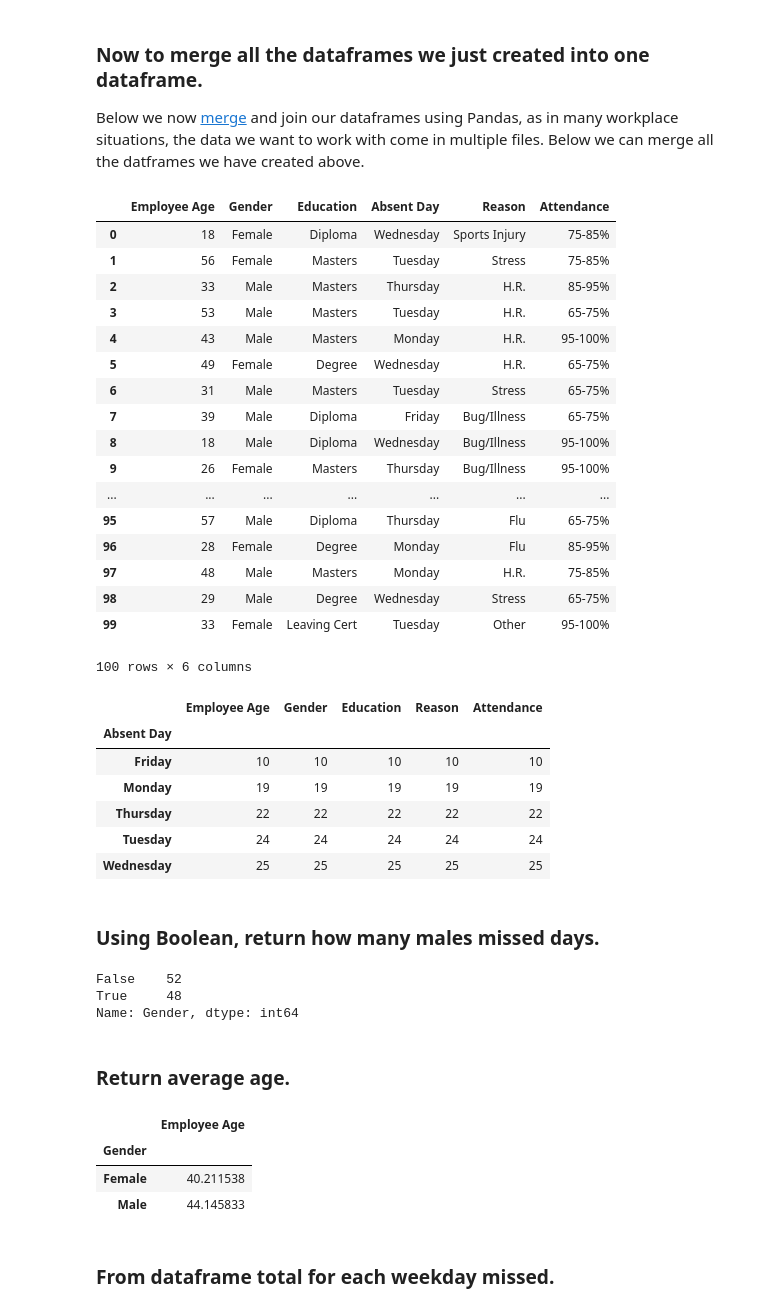
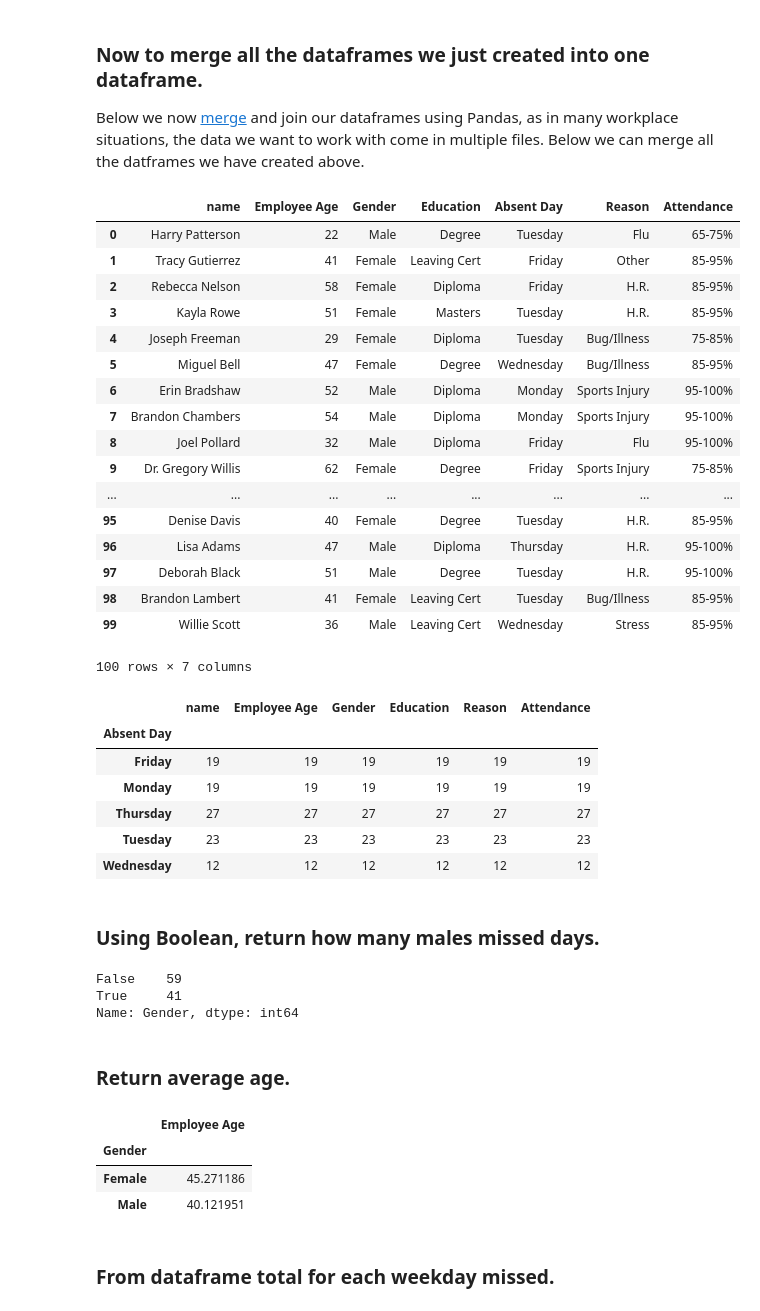
Before and after one commit to daithimarkham/Programming-for-Data-Analysis-Project-2019, a Jupyter notebook: Programming for Data Analysis Project 2019.ipynb, the cells around one changed output. Drawn from its saved outputs; the diff is of its cells as text; code cells hidden in the pictures.

Commit message:
Assigning gender to names in merged dataframe.

```diff
--- a/Programming for Data Analysis Project 2019.ipynb
+++ b/Programming for Data Analysis Project 2019.ipynb
@@ -365,6 +407,8 @@ df6 # Display
 # %% [markdown]
 ### **Create the Dataframes for our variables.**
 # %%
+df0 = generator.gen_data_series(num=100,data_type='name')
+
 # Create a dataFrame from randomly generated NumPy array which we one above, which generated employee age.
 df1 = pd.DataFrame(Employee_Age)
 
@@ -393,50 +437,53 @@ Below we now <a href="https://datacarpentry.org/python-ecology-lesson/05-merging
 # %%
 # Code adapted from: https://pandas.pydata.org/pandas-docs/version/0.23.4/generated/pandas.concat.html
 
-Main_df = pd.concat([df1, df2, df3, df4, df5, df6], axis=1) # Concat is a Pandas function, merges df's.
+Main_df = pd.concat([df0, df1, df2, df3, df4, df5, df6,], axis=1) # Concat is a Pandas function, merges df's.
+
 
 pd.set_option('display.max_row', 20) # Displays 20 rows from your dataframe, you can display all by replacing 20 with 100.
 
-Main_df.columns = ["Employee Age", "Gender", "Education", "Absent Day", "Reason", "Attendance"] # Column headers for merged DataFrame.
+Main_df.columns = ["name","Employee Age", "Gender", "Education", "Absent Day", "Reason", "Attendance",] # Column headers for merged DataFrame.
+
+#Main_df.colums = ("Male"=0, "Female"=1)
 
 Main_df # Displays all the dataframes that we just merged into one.
 # %% [output]
-|  | Employee Age | Gender | Education | Absent Day | Reason | Attendance |
-| 0 | 18 | Female | Diploma | Wednesday | Sports Injury | 75-85% |
-| 1 | 56 | Female | Masters | Tuesday | Stress | 75-85% |
-| 2 | 33 | Male | Masters | Thursday | H.R. | 85-95% |
-| 3 | 53 | Male | Masters | Tuesday | H.R. | 65-75% |
-| 4 | 43 | Male | Masters | Monday | H.R. | 95-100% |
-| 5 | 49 | Female | Degree | Wednesday | H.R. | 65-75% |
-| 6 | 31 | Male | Masters | Tuesday | Stress | 65-75% |
-| 7 | 39 | Male | Diploma | Friday | Bug/Illness | 65-75% |
-| 8 | 18 | Male | Diploma | Wednesday | Bug/Illness | 95-100% |
-| 9 | 26 | Female | Masters | Thursday | Bug/Illness | 95-100% |
-| ... | ... | ... | ... | ... | ... | ... |
-| 95 | 57 | Male | Diploma | Thursday | Flu | 65-75% |
-| 96 | 28 | Female | Degree | Monday | Flu | 85-95% |
-| 97 | 48 | Male | Masters | Monday | H.R. | 75-85% |
-| 98 | 29 | Male | Degree | Wednesday | Stress | 65-75% |
-| 99 | 33 | Female | Leaving Cert | Tuesday | Other | 95-100% |
+|  | name | Employee Age | Gender | Education | Absent Day | Reason | Attendance |
+| 0 | Harry Patterson | 22 | Male | Degree | Tuesday | Flu | 65-75% |
+| 1 | Tracy Gutierrez | 41 | Female | Leaving Cert | Friday | Other | 85-95% |
+| 2 | Rebecca Nelson | 58 | Female | Diploma | Friday | H.R. | 85-95% |
+| 3 | Kayla Rowe | 51 | Female | Masters | Tuesday | H.R. | 85-95% |
+| 4 | Joseph Freeman | 29 | Female | Diploma | Tuesday | Bug/Illness | 75-85% |
+| 5 | Miguel Bell | 47 | Female | Degree | Wednesday | Bug/Illness | 85-95% |
+| 6 | Erin Bradshaw | 52 | Male | Diploma | Monday | Sports Injury | 95-100% |
+| 7 | Brandon Chambers | 54 | Male | Diploma | Monday | Sports Injury | 95-100% |
+| 8 | Joel Pollard | 32 | Male | Diploma | Friday | Flu | 95-100% |
+| 9 | Dr. Gregory Willis | 62 | Female | Degree | Friday | Sports Injury | 75-85% |
+| ... | ... | ... | ... | ... | ... | ... | ... |
+| 95 | Denise Davis | 40 | Female | Degree | Tuesday | H.R. | 85-95% |
+| 96 | Lisa Adams | 47 | Male | Diploma | Thursday | H.R. | 95-100% |
+| 97 | Deborah Black | 51 | Male | Degree | Tuesday | H.R. | 95-100% |
+| 98 | Brandon Lambert | 41 | Female | Leaving Cert | Tuesday | Bug/Illness | 85-95% |
+| 99 | Willie Scott | 36 | Male | Leaving Cert | Wednesday | Stress | 85-95% |
-100 rows × 6 columns
+100 rows × 7 columns
 # %%
 Main_df.groupby('Absent Day').count()
 # %% [output]
-|  | Employee Age | Gender | Education | Reason | Attendance |
-| Absent Day |  |  |  |  |  |
-| Friday | 10 | 10 | 10 | 10 | 10 |
-| Monday | 19 | 19 | 19 | 19 | 19 |
-| Thursday | 22 | 22 | 22 | 22 | 22 |
-| Tuesday | 24 | 24 | 24 | 24 | 24 |
-| Wednesday | 25 | 25 | 25 | 25 | 25 |
+|  | name | Employee Age | Gender | Education | Reason | Attendance |
+| Absent Day |  |  |  |  |  |  |
+| Friday | 19 | 19 | 19 | 19 | 19 | 19 |
+| Monday | 19 | 19 | 19 | 19 | 19 | 19 |
+| Thursday | 27 | 27 | 27 | 27 | 27 | 27 |
+| Tuesday | 23 | 23 | 23 | 23 | 23 | 23 |
+| Wednesday | 12 | 12 | 12 | 12 | 12 | 12 |
 # %% [markdown]
 ### Using Boolean, return how many males missed days.
 # %%
 is_Male = Main_df['Gender'] == 'Male' # Using a statment like SQL, function counts how many males, using Boolean.
 is_Male.value_counts() # Returns how many males = true.
 # %% [output]
-False    52
-True     48
+False    59
+True     41
 Name: Gender, dtype: int64
 # %% [markdown]
 ### Return average age.
@@ -445,8 +492,8 @@ Main_df.groupby(["Gender"]).mean() # Function to return the mean.
 # %% [output]
 |  | Employee Age |
 | Gender |  |
-| Female | 40.211538 |
-| Male | 44.145833 |
+| Female | 45.271186 |
+| Male | 40.121951 |
 # %% [markdown]
 ### From dataframe total for each weekday missed.
 # %%
```
Also changed, not shown: parts of 26 cells of this notebook.
